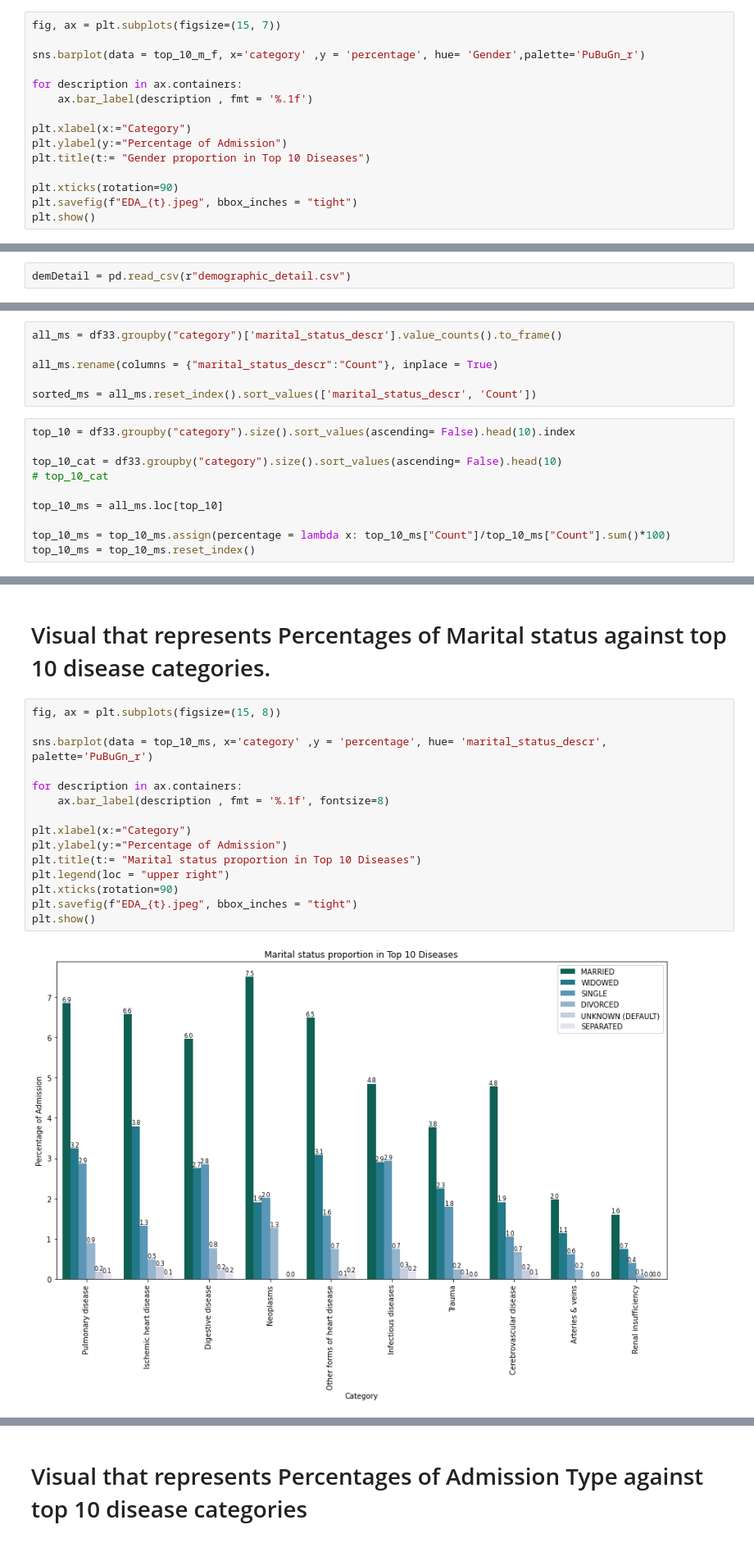
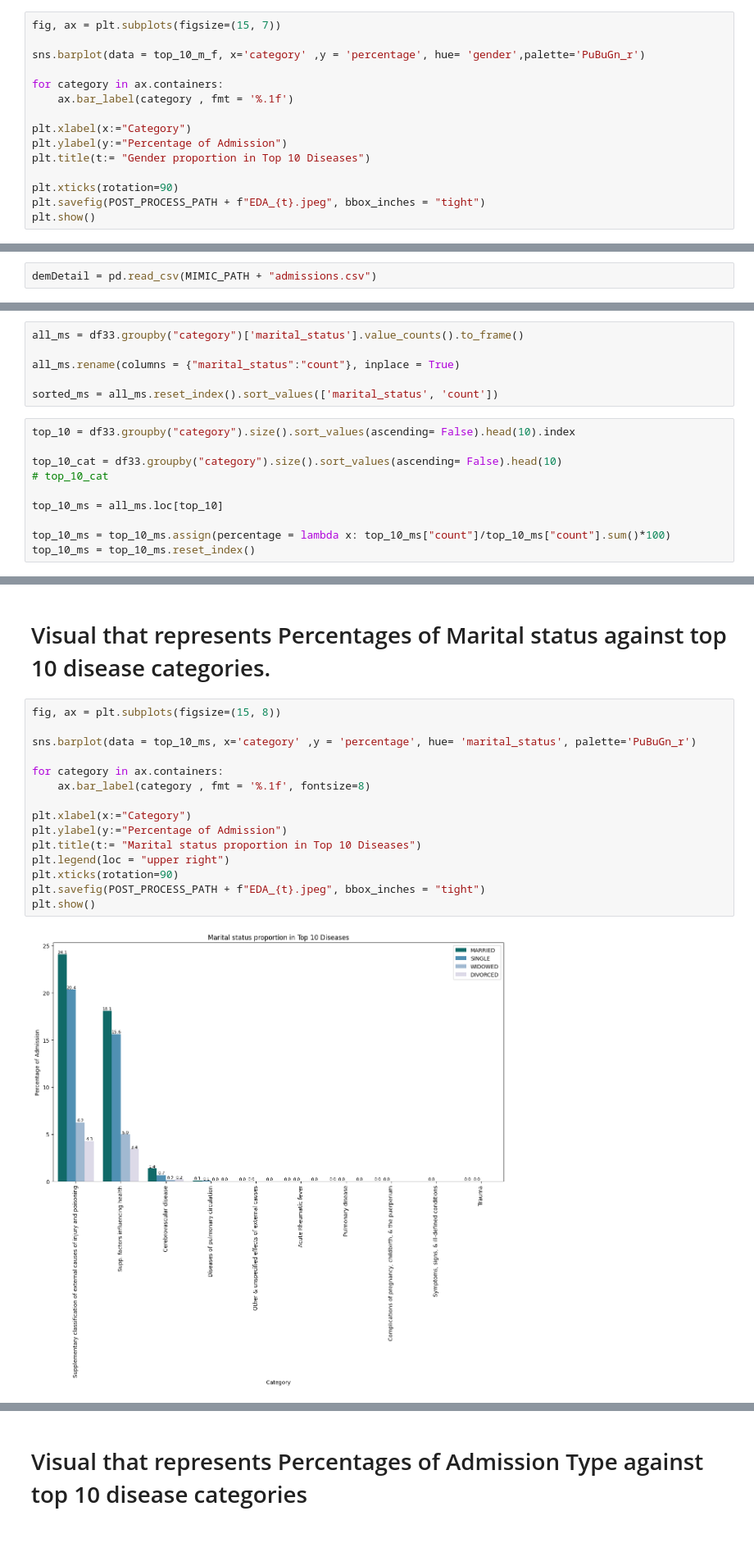
Before and after one commit to BuiHoangTu/Disease_Prediction_MIMIC_II, a Jupyter notebook: 03_icd9-Updated.ipynb, the cells around one changed output, grey strips where cells are left out. Shown at 82% size. Drawn from its saved outputs; the diff is of its cells as text.

Commit message:
converted note02 to mimic4

```diff
--- a/03_icd9-Updated.ipynb
+++ b/03_icd9-Updated.ipynb
@@ -457,16 +526,16 @@ top_10_m_f
 # %%
 fig, ax = plt.subplots(figsize=(15, 7))
 
-sns.barplot(data = top_10_m_f, x='category' ,y = 'percentage', hue= 'Gender',palette='PuBuGn_r')
+sns.barplot(data = top_10_m_f, x='category' ,y = 'percentage', hue= 'gender',palette='PuBuGn_r')
 
-for description in ax.containers:
-    ax.bar_label(description , fmt = '%.1f')
+for category in ax.containers:
+    ax.bar_label(category , fmt = '%.1f')
 
 plt.xlabel(x:="Category")
 plt.ylabel(y:="Percentage of Admission")
 plt.title(t:= "Gender proportion in Top 10 Diseases")
 
 plt.xticks(rotation=90)
-plt.savefig(f"EDA_{t}.jpeg", bbox_inches = "tight")
+plt.savefig(POST_PROCESS_PATH + f"EDA_{t}.jpeg", bbox_inches = "tight")
 plt.show()
 # %% [output]
@@ -481,5 +551,5 @@ plt.show()
 # %%
-demDetail = pd.read_csv(r"demographic_detail.csv")
+demDetail = pd.read_csv(MIMIC_PATH + "admissions.csv")
 # %%
 demDetail.columns
 # %% [output]
@@ -529,10 +596,10 @@ Index(['subject_id_x', 'hadm_id', 'admit_dt', 'sex', 'dob', 'age_at_adm',
       dtype='object')
 # %%
-all_ms = df33.groupby("category")['marital_status_descr'].value_counts().to_frame()
+all_ms = df33.groupby("category")['marital_status'].value_counts().to_frame()
 
-all_ms.rename(columns = {"marital_status_descr":"Count"}, inplace = True)
+all_ms.rename(columns = {"marital_status":"count"}, inplace = True)
 
-sorted_ms = all_ms.reset_index().sort_values(['marital_status_descr', 'Count'])
+sorted_ms = all_ms.reset_index().sort_values(['marital_status', 'count'])
 # %%
 top_10 = df33.groupby("category").size().sort_values(ascending= False).head(10).index
 
@@ -541,7 +608,7 @@ top_10_cat = df33.groupby("category").size().sort_values(ascending= False).head(
 
 top_10_ms = all_ms.loc[top_10]
 
-top_10_ms = top_10_ms.assign(percentage = lambda x: top_10_ms["Count"]/top_10_ms["Count"].sum()*100)
+top_10_ms = top_10_ms.assign(percentage = lambda x: top_10_ms["count"]/top_10_ms["count"].sum()*100)
 top_10_ms = top_10_ms.reset_index()
 # %%
 top_10_ms
@@ -568,18 +635,18 @@ top_10_ms
 # %%
 fig, ax = plt.subplots(figsize=(15, 8))
 
-sns.barplot(data = top_10_ms, x='category' ,y = 'percentage', hue= 'marital_status_descr', palette='PuBuGn_r')
+sns.barplot(data = top_10_ms, x='category' ,y = 'percentage', hue= 'marital_status', palette='PuBuGn_r')
 
-for description in ax.containers:
-    ax.bar_label(description , fmt = '%.1f', fontsize=8)
+for category in ax.containers:
+    ax.bar_label(category , fmt = '%.1f', fontsize=8)
 
 plt.xlabel(x:="Category")
 plt.ylabel(y:="Percentage of Admission")
 plt.title(t:= "Marital status proportion in Top 10 Diseases")
 plt.legend(loc = "upper right")
 plt.xticks(rotation=90)
-plt.savefig(f"EDA_{t}.jpeg", bbox_inches = "tight")
+plt.savefig(POST_PROCESS_PATH + f"EDA_{t}.jpeg", bbox_inches = "tight")
 plt.show()
 # %% [output]
-[figure, old version]
+[figure, new version]
 # %%
```
Also changed, not shown: parts of 50 cells of this notebook.
